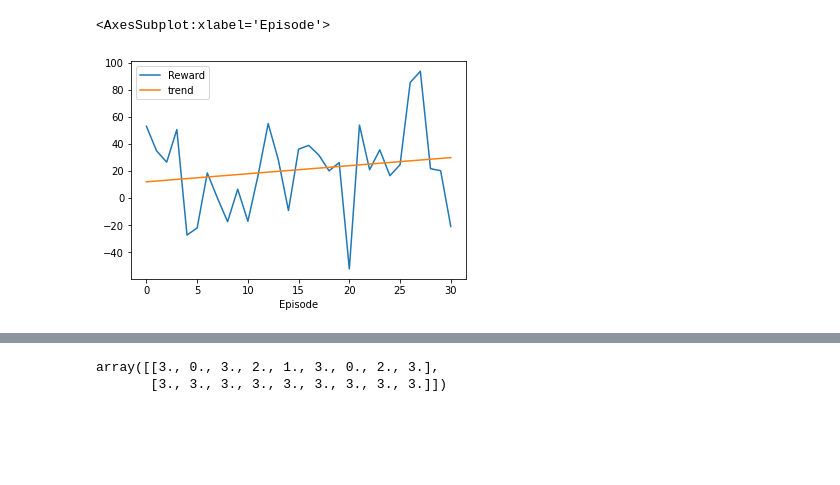
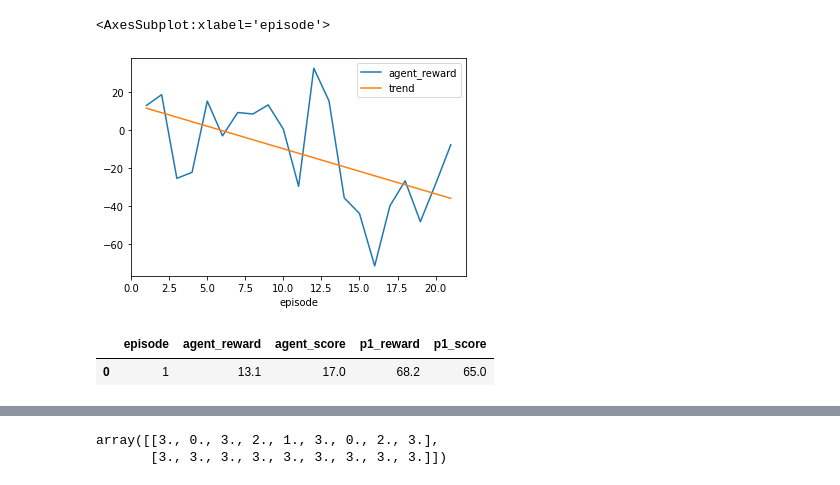
Before and after one commit to gusfelhberg/darts_cricket, a Jupyter notebook: results_stats.ipynb, the cells around one changed output, grey strips where cells are left out. Saved outputs shown, nothing was run; the diff lists cells and outputs as text; code cells hidden in the pictures; blank space fills up the shorter version.

```diff
--- a/results_stats.ipynb
+++ b/results_stats.ipynb
@@ -1,9 +0,0 @@
-# %%
-import pickle
-import matplotlib.pyplot as plt
-
-loss = pickle.load(open('rewards_per_episodes.pkl','rb'))
-plt.plot([i for i in range(len(loss))], loss)
-plt.xlabel('episodes')
-plt.ylabel('reward')
-plt.show()
@@ -12,19 +5,26 @@ plt.show()
 # %%
 loss = pickle.load(open('rewards_per_episodes.pkl','rb'))
-loss = pd.DataFrame(loss).reset_index()
-loss.columns = ['Episode','Reward']
+# loss = pd.DataFrame(loss).reset_index()
+# loss.columns = ['Episode','Reward']
+# %%
+loss = pd.DataFrame(loss,columns=['episode','agent_reward','agent_score','p1_reward','p1_score'])
 # %%
 import statsmodels.api as sm
 
 fig, ax = plt.subplots()
-loss.plot(x='Episode', y='Reward', ax=ax)
+loss.plot(x='episode', y='agent_reward', ax=ax)
 
-model = sm.formula.ols(formula='Reward ~ Episode', data=loss)
+model = sm.formula.ols(formula='agent_reward ~ episode', data=loss)
 res = model.fit()
-loss.assign(trend=res.fittedvalues).plot(x='Episode', y='trend', ax=ax)
+loss.assign(trend=res.fittedvalues).plot(x='episode', y='trend', ax=ax)
 # %% [output]
-<AxesSubplot:xlabel='Episode'>
+<AxesSubplot:xlabel='episode'>
-[figure, old version]
+[figure, new version]
+# %%
+loss
+# %% [output]
+|  | episode | agent_reward | agent_score | p1_reward | p1_score |
+| 0 | 1 | 13.1 | 17.0 | 68.2 | 65.0 |
 # %%
 import pickle
 agent_aims_history = pickle.load(open('agent_aims_history.pkl','rb'))
```
Also changed, not shown: parts of 48 cells of this notebook, 2 other files.
